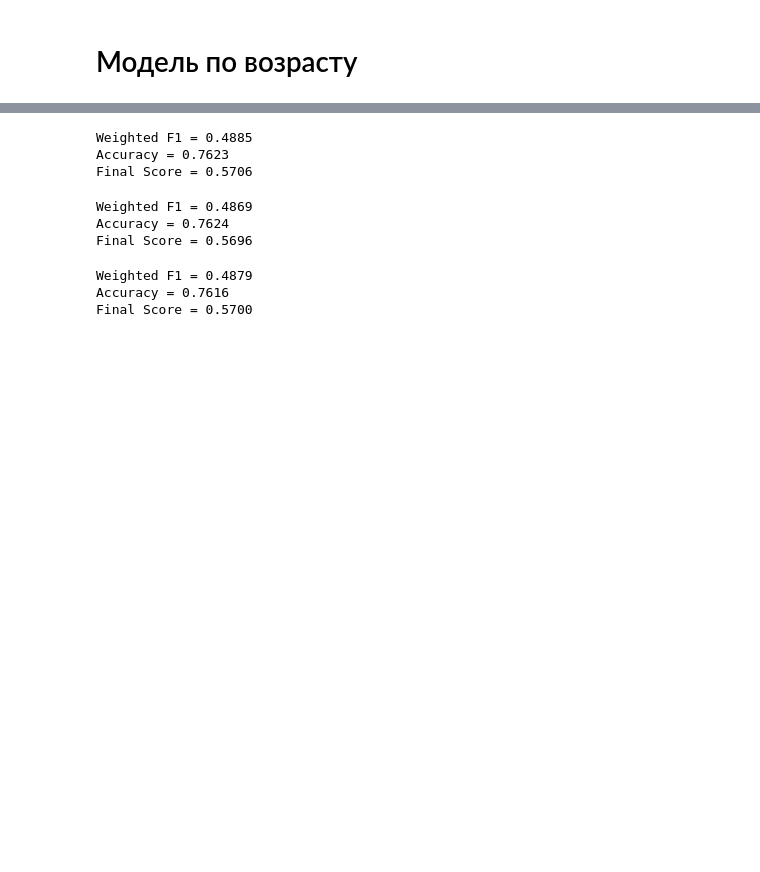
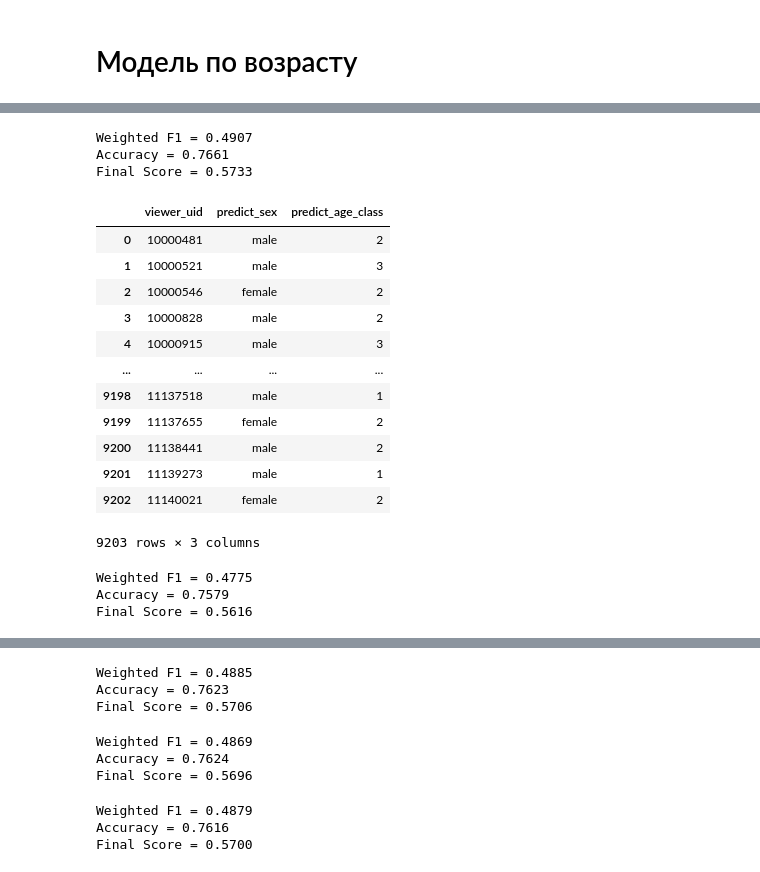
Before and after one commit to DimkKozhem/Skripka_CP, a Jupyter notebook: 5. baseline_v6.ipynb, the cells around one changed output, grey strips where cells are left out. Saved outputs shown, nothing was run; the diff lists cells and outputs as text; code cells hidden in the pictures; blank space fills up the shorter version.

```diff
--- a/5. baseline_v6.ipynb
+++ b/5. baseline_v6.ipynb
@@ -1922,8 +1986,10 @@ Default metric period is 5 because AUC is/are not implemented for GPU
 # %%
-oof_agg_train_users_df, oof_agg_test_users_df = calc_cv_target(
+oof_agg_train_users_df, oof_agg_test_users_df, oof_agg_submit_test_users_df = calc_cv_target(
                 oof_agg_train_users_df,
                 oof_agg_test_users_df,
+                oof_agg_submit_test_users_df,
                 features_columns=features_columns + ['cv_predict_age', 'cv_predict_sex', 'cv_predict_proba_sex'],
                 category_features=category_features + ['cv_predict_sex'],
                 target_col='age_class')
-oof_agg_train_users_df.shape, oof_agg_test_users_df.shape
+
+oof_agg_train_users_df.shape, oof_agg_test_users_df.shape, oof_agg_submit_test_users_df.shape
@@ -1944,13 +2038,13 @@ X_train.shape, X_val.shape, y_train.shape, y_val.shape
 # %%
 
-# Всегда выделяем данные под валидацию, чтобы бустинг модель могла сделать ранний останов + подбор гиперпараметров
-X_train, X_val, y_train, y_val = train_test_split(
-                                oof_agg_train_users_df[~oof_agg_train_users_df['viewer_uid'].isin(bad_client)][features_columns + ['cv_predict_age', 'cv_predict_sex', 'cv_predict_proba_sex', 'cv_predict_age_class']],
-                                oof_agg_train_users_df[~oof_agg_train_users_df['viewer_uid'].isin(bad_client)]['sex'],
-                                test_size=0.05,
-                                random_state=53)
+# # Всегда выделяем данные под валидацию, чтобы бустинг модель могла сделать ранний останов + подбор гиперпараметров
+# X_train, X_val, y_train, y_val = train_test_split(
+#                                 oof_agg_train_users_df[~oof_agg_train_users_df['viewer_uid'].isin(bad_client)][features_columns + ['cv_predict_age', 'cv_predict_sex', 'cv_predict_proba_sex', 'cv_predict_age_class']],
+#                                 oof_agg_train_users_df[~oof_agg_train_users_df['viewer_uid'].isin(bad_client)]['sex'],
+#                                 test_size=0.05,
+#                                 random_state=53)
 
-X_train.shape, X_val.shape, y_train.shape, y_val.shape
+# X_train.shape, X_val.shape, y_train.shape, y_val.shape
 # %%
 # # Определяем уникальные классы
 # classes = np.array(sorted(set(y_train.values)))
@@ -1962,8 +2056,8 @@ X_train.shape, X_val.shape, y_train.shape, y_val.shape
 # 0.8743853569
 # 0.8743678331
 sex_model = CatBoostClassifier(iterations=5000,
-                # eval_metric = "AUC",
-                eval_metric = "TotalF1",
+                eval_metric = "AUC",
+#                 eval_metric = "TotalF1",
                 early_stopping_rounds=200,
                 ignored_features=ignore_features,
                 cat_features=category_features + ['cv_predict_sex'],
@@ -2015,13 +2119,13 @@ X_train.shape, X_val.shape, y_train.shape, y_val.shape
 # %%
 
-# Всегда выделяем данные под валидацию, чтобы бустинг модель могла сделать ранний останов + подбор гиперпараметров
-X_train, X_val, y_train, y_val = train_test_split(
-                                oof_agg_train_users_df[~oof_agg_train_users_df['viewer_uid'].isin(bad_client)][features_columns + ['cv_predict_age', 'cv_predict_sex', 'cv_predict_proba_sex', 'cv_predict_age_class']],
-                                oof_agg_train_users_df[~oof_agg_train_users_df['viewer_uid'].isin(bad_client)]['age_class'],
-                                test_size=0.05,
-                                random_state=53)
+# # Всегда выделяем данные под валидацию, чтобы бустинг модель могла сделать ранний останов + подбор гиперпараметров
+# X_train, X_val, y_train, y_val = train_test_split(
+#                                 oof_agg_train_users_df[~oof_agg_train_users_df['viewer_uid'].isin(bad_client)][features_columns + ['cv_predict_age', 'cv_predict_sex', 'cv_predict_proba_sex', 'cv_predict_age_class']],
+#                                 oof_agg_train_users_df[~oof_agg_train_users_df['viewer_uid'].isin(bad_client)]['age_class'],
+#                                 test_size=0.05,
+#                                 random_state=53)
 
-X_train.shape, X_val.shape, y_train.shape, y_val.shape
+# X_train.shape, X_val.shape, y_train.shape, y_val.shape
 # %%
 %%time
 # 0.84528045
@@ -2064,3 +2175,33 @@ sex_class_target = oof_agg_test_users_df['sex'].values
 age_class_predict = model_age_group.predict(oof_agg_test_users_df[model_age_group.feature_names_] )
 # age_class_predict = ages_combine_df['predicted_class'].values
 age_class_target = oof_agg_test_users_df['age_class'].values
+# %%
+# Взвешенный классы class_weights
+f1_weighted = f1_score(age_class_target, age_class_predict, average='weighted')
+accuracy = accuracy_score(sex_class_target, sex_class_predict)
+
+final_score = 0.7 * f1_weighted + 0.3 * accuracy
+print(f'Weighted F1 = {f1_weighted:.4f} \nAccuracy = {accuracy:.4f} \nFinal Score = {final_score:.4f}')
+# %% [output]
+Weighted F1 = 0.4907
+Accuracy = 0.7661
+Final Score = 0.5733
+# %%
+oof_agg_submit_test_users_df_predict = oof_agg_submit_test_users_df.copy()
+oof_agg_submit_test_users_df_predict['predict_sex'] = sex_model.predict(oof_agg_submit_test_users_df[sex_model.feature_names_])
+oof_agg_submit_test_users_df_predict['predict_age_class'] = model_age_group.predict(oof_agg_submit_test_users_df_predict[model_age_group.feature_names_] )
+oof_agg_submit_test_users_df_predict[['viewer_uid', 'predict_sex', 'predict_age_class']]
+# %% [output]
+|  | viewer_uid | predict_sex | predict_age_class |
+| 0 | 10000481 | male | 2 |
+| 1 | 10000521 | male | 3 |
+| 2 | 10000546 | female | 2 |
+| 3 | 10000828 | male | 2 |
+| 4 | 10000915 | male | 3 |
+| ... | ... | ... | ... |
+| 9198 | 11137518 | male | 1 |
+| 9199 | 11137655 | female | 2 |
+| 9200 | 11138441 | male | 2 |
+| 9201 | 11139273 | male | 1 |
+| 9202 | 11140021 | female | 2 |
+9203 rows × 3 columns
@@ -2067,3 +2218,14 @@ age_class_target = oof_agg_test_users_df['age_class'].values
+# %%
+# Взвешенный классы class_weights
+f1_weighted = f1_score(age_class_target, age_class_predict, average='weighted')
+accuracy = accuracy_score(sex_class_target, sex_class_predict)
+
+final_score = 0.7 * f1_weighted + 0.3 * accuracy
+print(f'Weighted F1 = {f1_weighted:.4f} \nAccuracy = {accuracy:.4f} \nFinal Score = {final_score:.4f}')
+# %% [output]
+Weighted F1 = 0.4775
+Accuracy = 0.7579
+Final Score = 0.5616
 # %%
 # Взвешенный классы class_weights
 f1_weighted = f1_score(age_class_target, age_class_predict, average='weighted')
```
Also changed, not shown: parts of 62 cells of this notebook, 1 other file.
